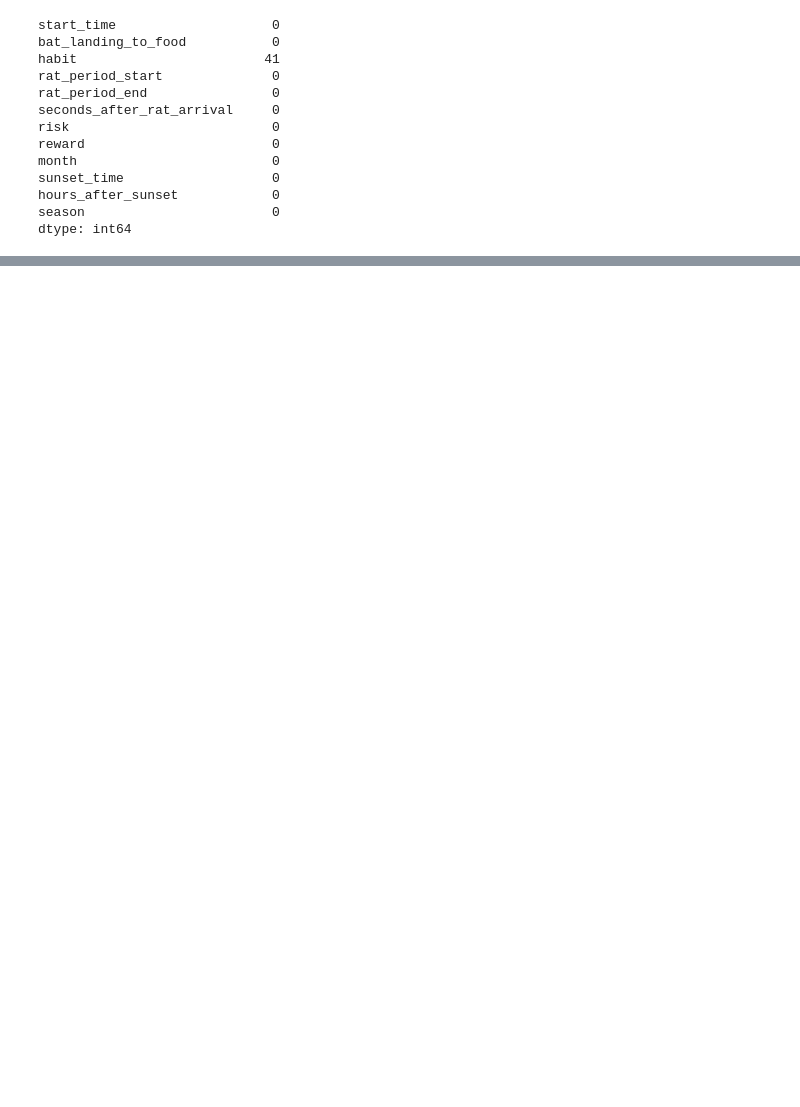
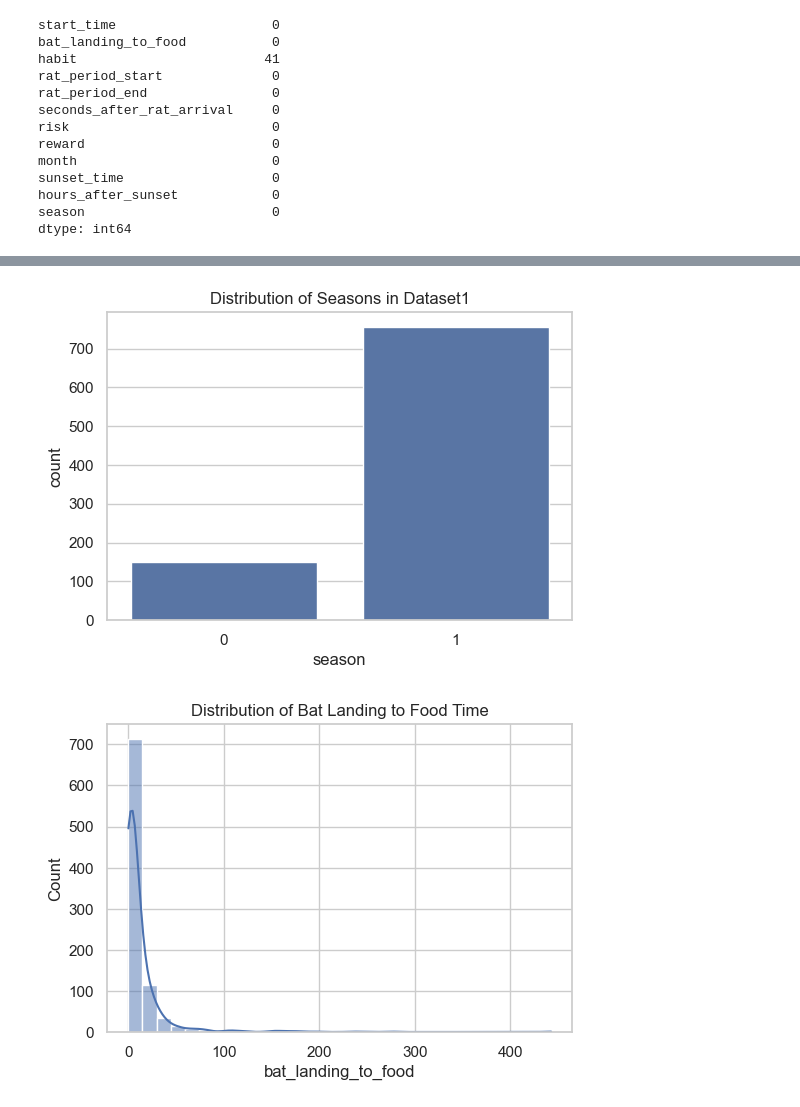
Before and after one commit to AnjanStha/HIT140_Foundations_of_data_Assig2, a Jupyter notebook: main.ipynb, the cells around one changed output, grey strips where cells are left out. Saved outputs shown, nothing was run; the diff lists cells and outputs as text; code cells hidden in the pictures; blank space fills up the shorter version.

Commit message:
improve grapha and solve error

```diff
--- a/main.ipynb
+++ b/main.ipynb
@@ -152,0 +172,19 @@ dtype: int64
+# %%
+# Qualitative (dataset1): risk, reward, habit
+for col in ['risk', 'reward', 'habit']:
+    if col in dataset1.columns and dataset1[col].isnull().sum() > 0:
+        print(f"Missing values in dataset1.{col}: {dataset1[col].isnull().sum()}")
+        if col == 'habit':
+            # Impute missing habit with 'unknown'
+            print(f"Imputing {dataset1[col].isnull().sum()} missing habit values with 'unknown'")
+            dataset1[col] = dataset1[col].fillna('unknown')
+            # Diagnostic: Check if missing habit correlates with rat presence or bat_landing_to_food
+            missing_habit = dataset1[dataset1[col].isna()]  # Before imputation
+            if not missing_habit.empty:
+                print("Descriptive stats for bat_landing_to_food in rows with missing habit:")
+                print(missing_habit['bat_landing_to_food'].describe())
+                print("Rat presence in rows with missing habit:")
+                print(missing_habit['seconds_after_rat_arrival'].notnull().value_counts())
+        else:
+            # Drop rows with missing risk or reward
+            dataset1 = dataset1.dropna(subset=[col])
@@ -167,10 +220,13 @@ for col in ['bat_landing_number', 'food_availability', 'rat_minutes', 'rat_arriv
 # %%
 # 2. Correct Data Types
 # Ensure columns have appropriate types for analysis and merging
+time_cols_dataset1 = ["start_time", "rat_period_start", "rat_period_end", "sunset_time"]
 try:
     # Convert time columns to datetime for temporal alignment
-    dataset1['start_time'] = pd.to_datetime(dataset1['start_time'], format='%d/%m/%Y %H:%M', errors='coerce')
-    dataset2['time'] = pd.to_datetime(dataset2['time'], format='%d/%m/%Y %H:%M', errors='coerce')
+    for col in time_cols_dataset1:
+        dataset1[col] = pd.to_datetime(dataset1[col], errors="coerce")
+
+    dataset2['time'] = pd.to_datetime(dataset2['time'], errors='coerce')
 except Exception as e:
     print(f"Error converting datetime: {e}")
 # %%
@@ -186,3 +242,24 @@ for col in numeric_cols_d2:
 dataset1['risk'] = dataset1['risk'].astype(int, errors='ignore')
 dataset1['reward'] = dataset1['reward'].astype(int, errors='ignore')
 dataset1['habit'] = dataset1['habit'].astype(str).str.lower()  # Standardize to lowercase for consistency
+# %%
+######VIsuliztins of Data
+
+# --- Dataset 1 Visualizations ---
+plt.figure(figsize=(6,4))
+sns.countplot(data=dataset1, x="season")
+plt.title("Distribution of Seasons in Dataset1")
+plt.show()
+
+plt.figure(figsize=(6,4))
+sns.histplot(dataset1["bat_landing_to_food"], kde=True, bins=30)
+plt.title("Distribution of Bat Landing to Food Time")
+plt.show()
+
+plt.figure(figsize=(6,4))
+sns.boxplot(data=dataset1, x="risk", y="reward")
+plt.title("Risk vs Reward")
+plt.show()
+# %% [output]
+[figure, added]
+[figure, added]
```
Also changed, not shown: parts of 34 cells of this notebook.
